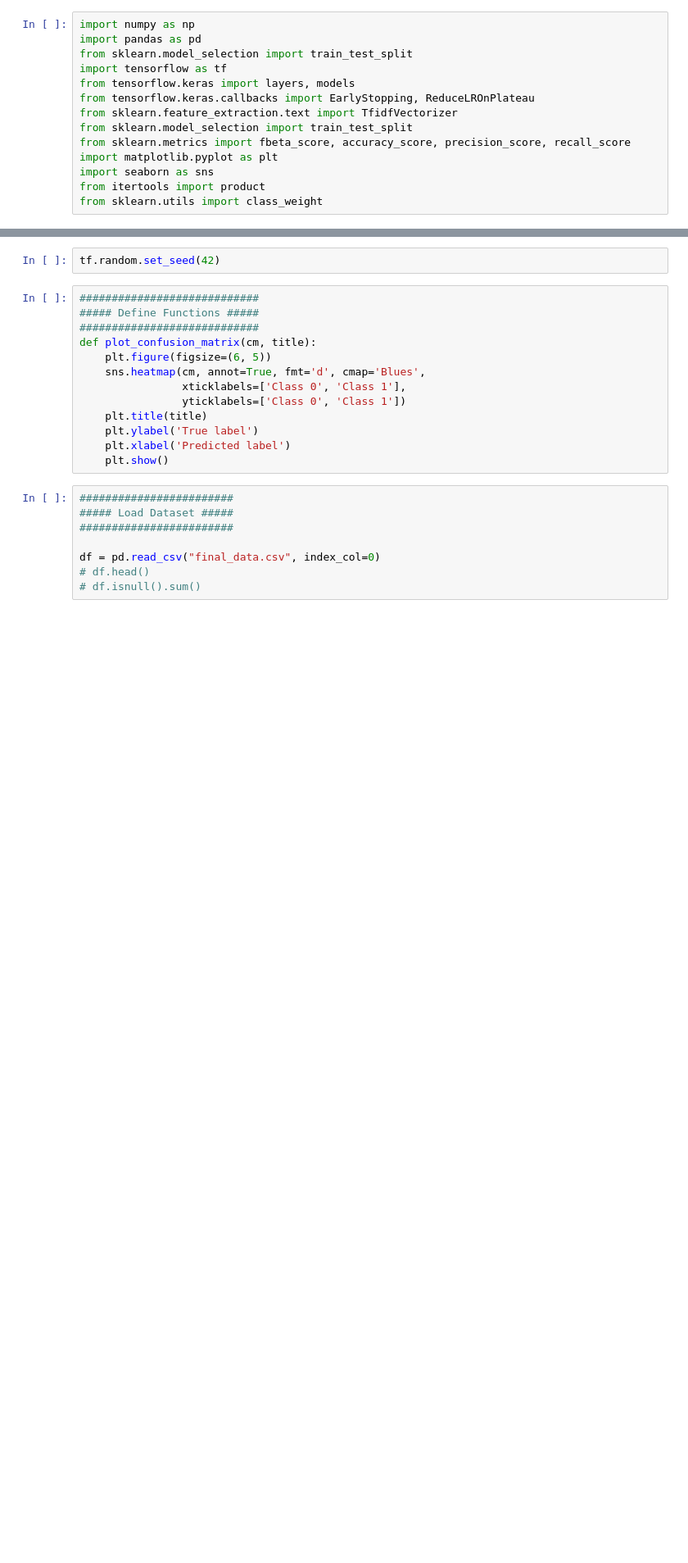
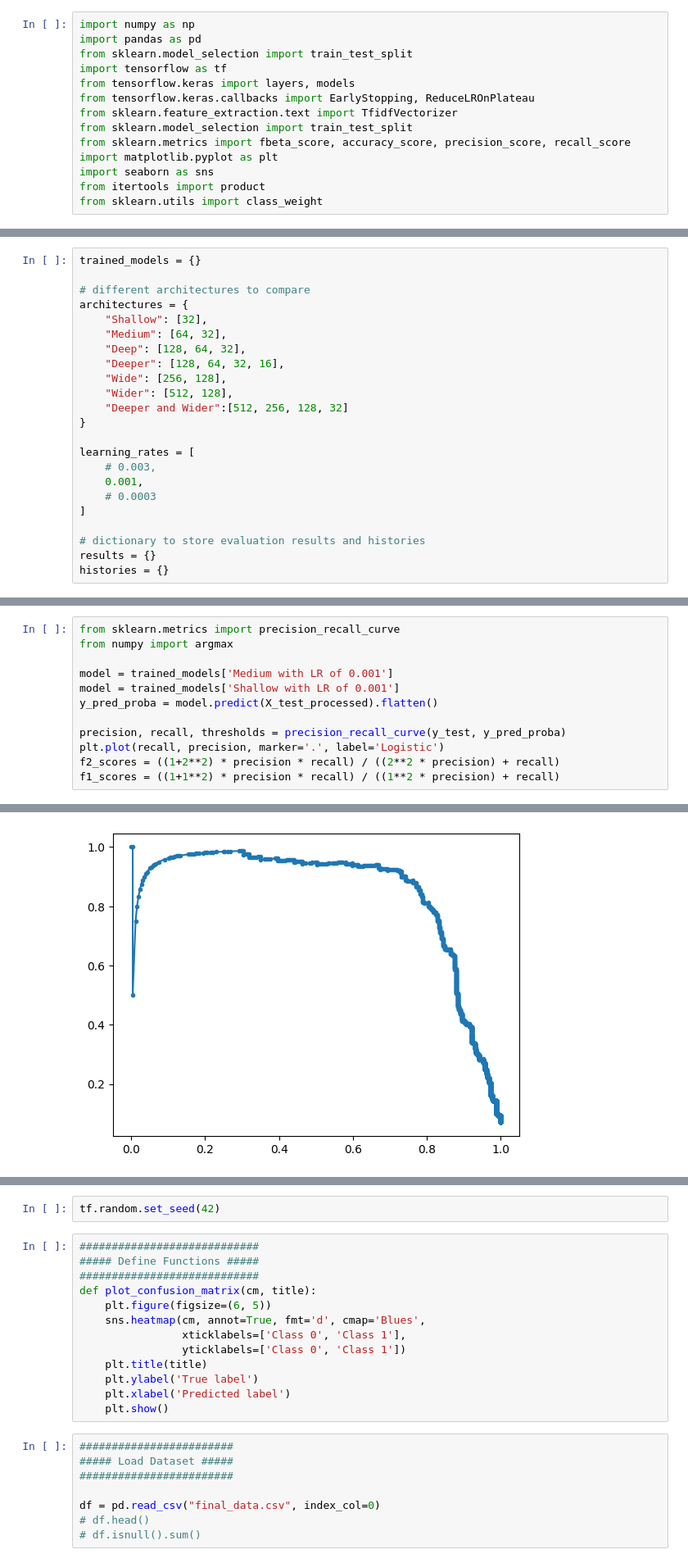
Before and after one commit to dev-JasonYoo/Fraudulent-Job-Posting-Prediction-with-NLP, a Jupyter notebook: 3_6_data_training_neural_network.ipynb, the cells around one changed output, grey strips where cells are left out. Shown at 82% size. Drawn from its saved outputs; the diff is of its cells as text; blank space fills up the shorter version.

```diff
--- a/3_6_data_training_neural_network.ipynb
+++ b/3_6_data_training_neural_network.ipynb
@@ -14,0 +125,23 @@ from sklearn.utils import class_weight
+# %%
+trained_models = {}
+
+# different architectures to compare
+architectures = {
+    "Shallow": [32],
+    "Medium": [64, 32],
+    "Deep": [128, 64, 32],
+    "Deeper": [128, 64, 32, 16],
+    "Wide": [256, 128],
+    "Wider": [512, 128],
+    "Deeper and Wider":[512, 256, 128, 32]
+}
+
+learning_rates = [
+    # 0.003,
+    0.001,
+    # 0.0003
+]
+
+# dictionary to store evaluation results and histories
+results = {}
+histories = {}
@@ -14,0 +317,13 @@ from sklearn.utils import class_weight
+# %%
+from sklearn.metrics import precision_recall_curve
+from numpy import argmax
+
+model = trained_models['Medium with LR of 0.001']
+model = trained_models['Shallow with LR of 0.001']
+y_pred_proba = model.predict(X_test_processed).flatten()
+
+precision, recall, thresholds = precision_recall_curve(y_test, y_pred_proba)
+plt.plot(recall, precision, marker='.', label='Logistic')
+f2_scores = ((1+2**2) * precision * recall) / ((2**2 * precision) + recall)
+f1_scores = ((1+1**2) * precision * recall) / ((1**2 * precision) + recall)
+# %% [output]
@@ -14,0 +331 @@ from sklearn.utils import class_weight
+[figure, added]
```
Also changed, not shown: parts of 44 cells of this notebook.
